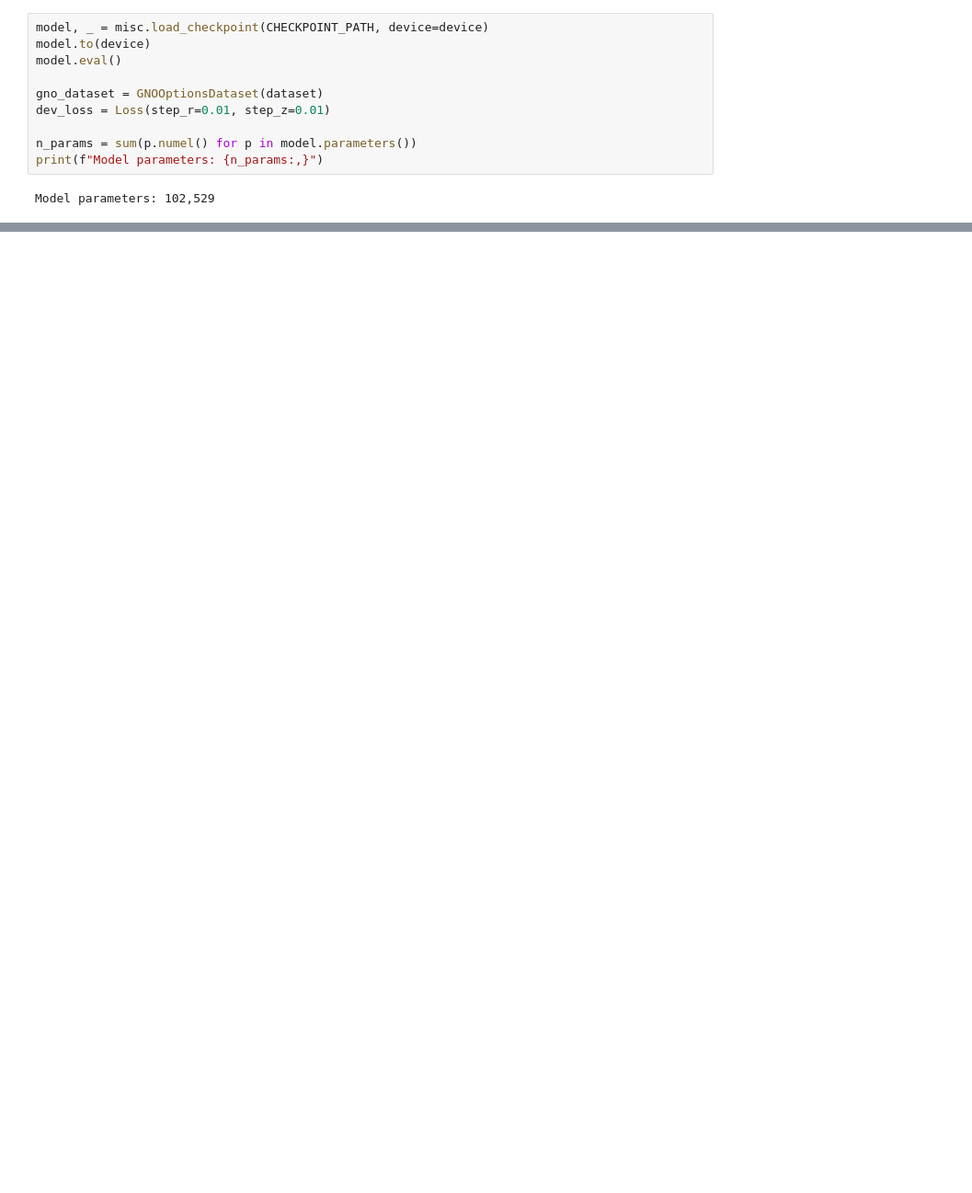
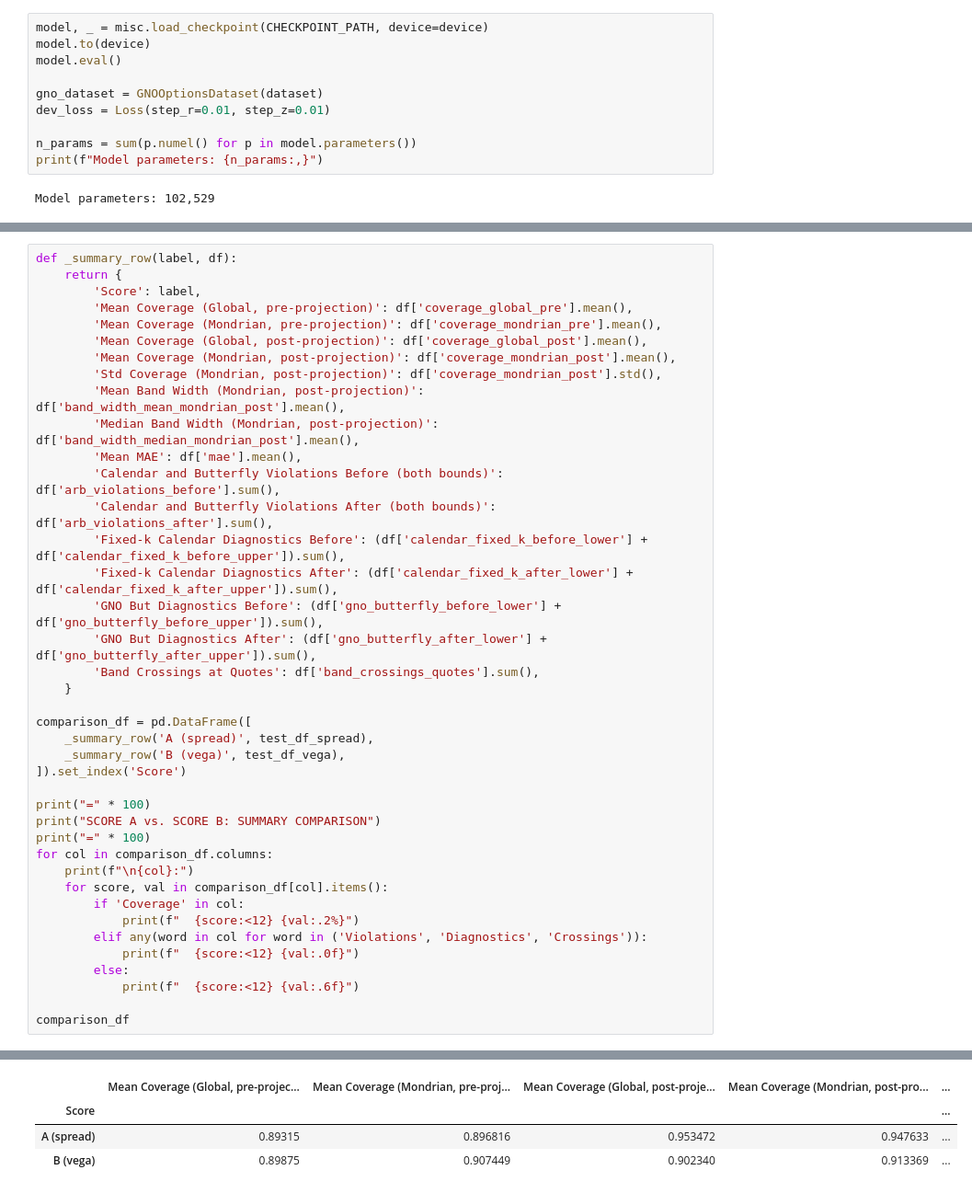
Before and after one commit to aniketnighot/conformal-prediction-thesis, a Jupyter notebook: volatility_smoothing/conformal/notebooks/conformal_prediction.ipynb, the cells around one changed output, grey strips where cells are left out. Shown at 92% size. Drawn from its saved outputs; the diff is of its cells as text; blank space fills up the shorter version.

```diff
--- a/volatility_smoothing/conformal/notebooks/conformal_prediction.ipynb
+++ b/volatility_smoothing/conformal/notebooks/conformal_prediction.ipynb
@@ -967,0 +1270,41 @@ After constructing the Mondrian conformal prediction bands, both the lower and u
+# %%
+def _summary_row(label, df):
+    return {
+        'Score': label,
+        'Mean Coverage (Global, pre-projection)': df['coverage_global_pre'].mean(),
+        'Mean Coverage (Mondrian, pre-projection)': df['coverage_mondrian_pre'].mean(),
+        'Mean Coverage (Global, post-projection)': df['coverage_global_post'].mean(),
+        'Mean Coverage (Mondrian, post-projection)': df['coverage_mondrian_post'].mean(),
+        'Std Coverage (Mondrian, post-projection)': df['coverage_mondrian_post'].std(),
+        'Mean Band Width (Mondrian, post-projection)': df['band_width_mean_mondrian_post'].mean(),
+        'Median Band Width (Mondrian, post-projection)': df['band_width_median_mondrian_post'].mean(),
+        'Mean MAE': df['mae'].mean(),
+        'Calendar and Butterfly Violations Before (both bounds)': df['arb_violations_before'].sum(),
+        'Calendar and Butterfly Violations After (both bounds)': df['arb_violations_after'].sum(),
+        'Fixed-k Calendar Diagnostics Before': (df['calendar_fixed_k_before_lower'] + df['calendar_fixed_k_before_upper']).sum(),
+        'Fixed-k Calendar Diagnostics After': (df['calendar_fixed_k_after_lower'] + df['calendar_fixed_k_after_upper']).sum(),
+        'GNO But Diagnostics Before': (df['gno_butterfly_before_lower'] + df['gno_butterfly_before_upper']).sum(),
+        'GNO But Diagnostics After': (df['gno_butterfly_after_lower'] + df['gno_butterfly_after_upper']).sum(),
+        'Band Crossings at Quotes': df['band_crossings_quotes'].sum(),
+    }
+
+comparison_df = pd.DataFrame([
+    _summary_row('A (spread)', test_df_spread),
+    _summary_row('B (vega)', test_df_vega),
+]).set_index('Score')
+
+print("=" * 100)
+print("SCORE A vs. SCORE B: SUMMARY COMPARISON")
+print("=" * 100)
+for col in comparison_df.columns:
+    print(f"\n{col}:")
+    for score, val in comparison_df[col].items():
+        if 'Coverage' in col:
+            print(f"  {score:<12} {val:.2%}")
+        elif any(word in col for word in ('Violations', 'Diagnostics', 'Crossings')):
+            print(f"  {score:<12} {val:.0f}")
+        else:
+            print(f"  {score:<12} {val:.6f}")
+
+comparison_df
+# %% [output]
@@ -967,0 +1328,4 @@ After constructing the Mondrian conformal prediction bands, both the lower and u
+|  | Mean Coverage (Global, pre-projec... | Mean Coverage (Mondrian, pre-proj... | Mean Coverage (Global, post-proje... | Mean Coverage (Mondrian, post-pro... | ... |
+| Score |  |  |  |  | ... |
+| A (spread) | 0.89315 | 0.896816 | 0.953472 | 0.947633 | ... |
+| B (vega) | 0.89875 | 0.907449 | 0.902340 | 0.913369 | ... |
```
Also changed, not shown: parts of 38 cells of this notebook, 2 other files.
